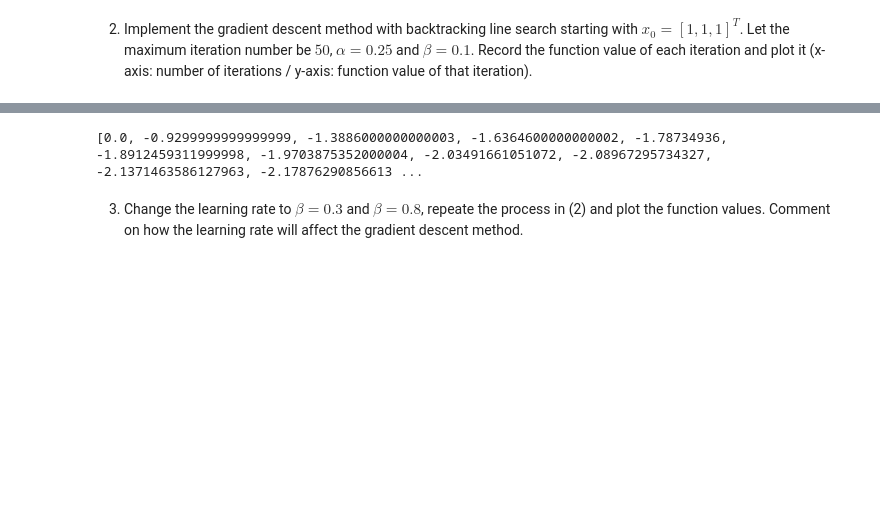
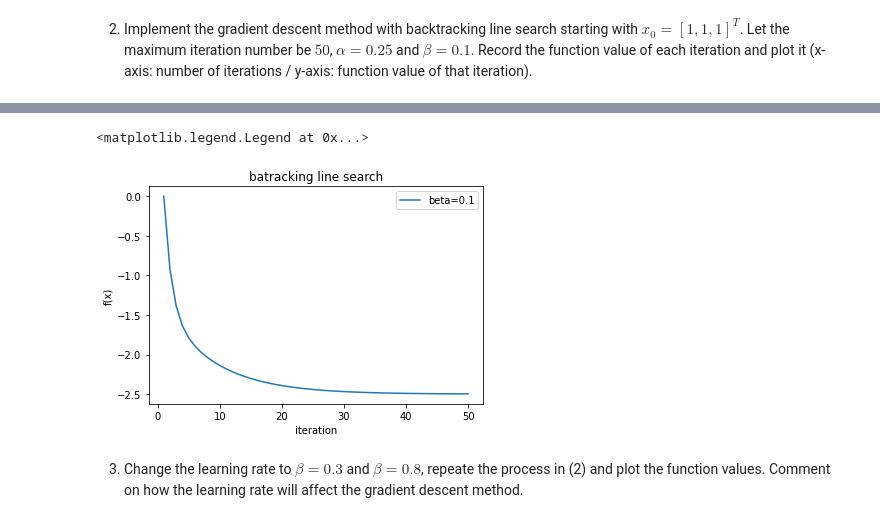
Before and after one commit to yeb2Binfang/ECE-GY-6233-optimization, a Jupyter notebook: HW/GD.ipynb, the cells around one changed output, grey strips where cells are left out. Saved outputs shown, nothing was run; the diff lists cells and outputs as text; code cells hidden in the pictures; blank space fills up the shorter version.

```diff
--- a/HW/GD.ipynb
+++ b/HW/GD.ipynb
@@ -45,9 +26,2 @@ print(np.transpose(x).dot(A).dot(x)+np.transpose(x).dot(b))
 # %% [markdown]
 2. Implement the gradient descent method with backtracking line search starting with $x_0=[1,1,1]^T$. Let the maximum iteration number be $50$, $\alpha=0.25$ and $\beta=0.1$. Record the function value of each iteration and plot it (x-axis: number of iterations / y-axis: function value of that iteration). </br>
-# %%
-import numpy as np
-A = np.array([[2,-1,0],[-1,2,-1],[0,-1,2]])
-b=np.ones(3)
-x = np.transpose(np.array([[-1.5,-2,-1.5]]))
-# print(obj_grad(x,A))
-print(0.5*np.transpose(x).dot(A).dot(x)+np.transpose(x).dot(b))
@@ -73,17 +41,16 @@ def backtracking(x, A, alpha, beta, t, maxIter):
   it = 1
   while it<=maxIter:
     it+=1
-    grad = -obj_grad(x, A)
-
-    left = obj(x + t * grad, A)
-    right = obj(x, A) + alpha * t * grad.T.dot(grad)
+    grad = obj_grad(x, A)
+    delta_x = -grad
+    left = obj(x + t * delta_x, A)
+    right = obj(x, A) + alpha * t * grad.T.dot(delta_x)
     #print(grad.T.dot(grad))
     while left > right:
       t = beta * t
-      print(t)
-      left = obj(x + t*grad, A)
-      right = obj(x, A) + alpha * t * grad.T.dot(grad)
-    x = x + t*grad
+      left = obj(x + t*delta_x, A)
+      right = obj(x, A) + alpha * t * grad.T.dot(delta_x)
+    x = x - t*grad
     val.append(obj(x,A))
   return val
 # %%
@@ -99,4 +64,0 @@ val = backtracking(x, A, alpha, beta, t, maxIter)
-# %%
-print(val)
-# %% [output]
-[0.0, -0.9299999999999999, -1.3886000000000003, -1.6364600000000002, -1.78734936, -1.8912459311999998, -1.9703875352000004, -2.03491661051072, -2.08967295734327, -2.1371463586127963, -2.17876290856613 ...
@@ -105,2 +65,14 @@ print(val)
+# %%
+# Plot the function value each iteration
+import matplotlib.pyplot as plt
+x_axis = np.arange(1,51,1)
+plt.plot(x_axis,val)
+plt.xlabel("iteration")
+plt.ylabel("f(x)")
+plt.title("batracking line search")
+plt.legend(['beta=0.1'])
+# %% [output]
+<matplotlib.legend.Legend at 0x...>
+[figure, added]
 # %% [markdown]
 3. Change the learning rate to $\beta=0.3$ and $\beta=0.8$, repeate the process in (2) and plot the function values. Comment on how the learning rate will affect the gradient descent method.
```
Also changed, not shown: parts of 9 cells of this notebook.
